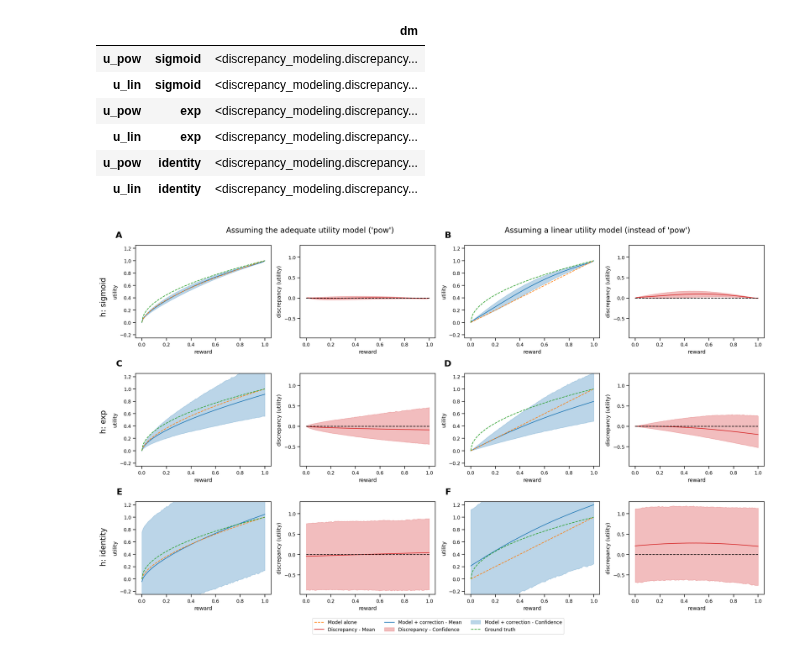
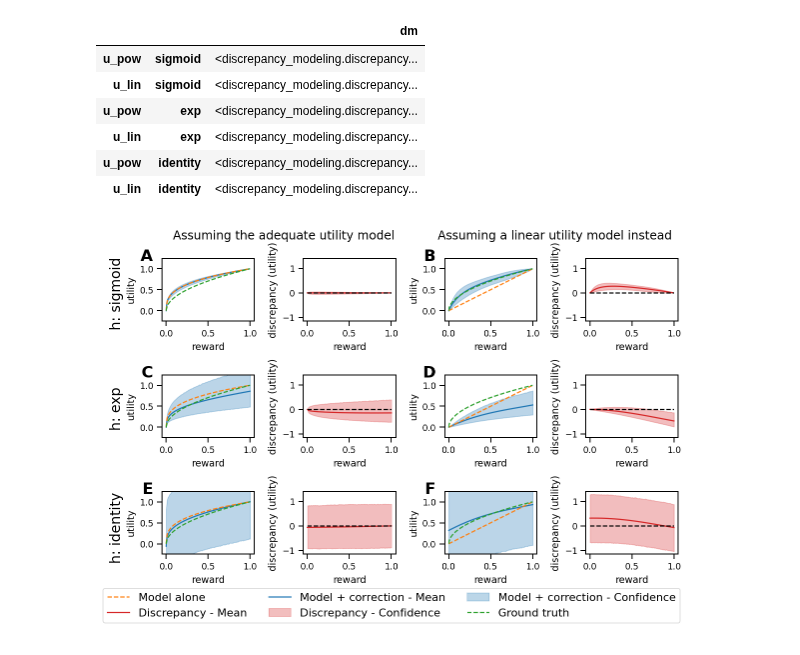
Before and after one commit to AurelienNioche/TransformedGP, a Jupyter notebook: risk_application/make-figures-artificial.ipynb, the cells around one changed output. Saved outputs shown, nothing was run; the diff lists cells and outputs as text; code cells hidden in the pictures.

```diff
--- a/risk_application/make-figures-artificial.ipynb
+++ b/risk_application/make-figures-artificial.ipynb
@@ -15,4 +16,7 @@ from discrepancy_modeling.discrepancy_modeling import DiscrepancyModel
 # %%
 %config InlineBackend.figure_format = "retina"
 sns.set_context("paper")
+# %%
+bf = "bkp/dm_artificial_mean_cor=2_seed_data=123456_seed_inference=1.pkl"
+fig_name_ext = ntpath.splitext(ntpath.basename(bf))[0].replace("dm_artificial", "")
 # %%
@@ -25,7 +29,7 @@ h_set = "sigmoid", "exp", "identity"
 u_set = u_pow, u_lin
 # %%
 # Loading
-df_dm = pd.read_pickle(f"bkp/dm_artificial{'_mean_corrected' if use_mean_correction else ''}.pkl")
+df_dm = pd.read_pickle(bf)
 df_dm.dm = df_dm.dm.apply(lambda x: dill.loads(x))
 df_dm
 # %% [output]
@@ -39,7 +43,7 @@ df_dm
 # %%
 nrows = 3
 ncols = 4
-fig, axes = plt.subplots(nrows=nrows, ncols=ncols, figsize=(17, 10))
+fig, axes = plt.subplots(nrows=nrows, ncols=ncols, figsize=(8, 5))
 
 err_max = - np.inf
 err_min = np.inf
@@ -78,7 +82,8 @@ for h_idx, h in enumerate(h_set):
                 fontweight='bold', va='top', ha='right')
 
         # GP confidence
-        h_conf = ax.fill_between(test_x, upper, lower, color='C0', alpha=fill_alpha, label="Model + correction - Confidence")
+        h_conf = ax.fill_between(test_x, upper, lower, color='C0',
+                                 alpha=fill_alpha, label="Model + correction - Confidence")
 
         # GP mean
         h_mean, = ax.plot(test_x, f_mean, label="Model + correction - Mean")
@@ -92,8 +97,6 @@ for h_idx, h in enumerate(h_set):
         ax.set_xlabel("reward")
         ax.set_ylabel("utility")
 
-        # ax.legend(handles=[h_model, h_mean, h_conf])
-
         ax = ax1
 
         corr = f_mean - m_pred
@@ -103,7 +106,7 @@ for h_idx, h in enumerate(h_set):
         # Error confidence
         corr_conf = ax.fill_between(test_x, corr_upper, corr_lower,
                                     color='C3', alpha=fill_alpha,
-                                 label="Discrepancy - Confidence")
+                                    label="Discrepancy - Confidence")
 
         # Error mean
         corr_mean, = ax.plot(test_x, corr,
@@ -114,42 +117,42 @@ for h_idx, h in enumerate(h_set):
         ax.plot(test_x, torch.zeros(m_pred.shape[0]), color='black', ls="--")
 
         ax.set_xlabel("reward")
         ax.set_ylabel("discrepancy (utility)")
 
         y_lim = ax.get_ylim()
         err_min = min(err_min, y_lim[0])
         err_max = max(err_max, y_lim[1])
 
 fig.legend(handles=[h_model, corr_mean, h_mean, corr_conf, h_conf, h_truth],
-           bbox_to_anchor=(0.5,-0.05), loc="lower center",
-                bbox_transform=fig.transFigure, ncol=3)
+           bbox_to_anchor=(0.48, -0.09), loc="lower center",
+           prop={'size': 11},
+           bbox_transform=fig.transFigure, ncol=3)
 
 for axes_ in axes[:, 1::2]:
     for ax in axes_:
         ax.set_ylim(err_min, err_max)
 
 for axes_ in axes[:, 0::2]:
     for ax in axes_:
         ax.set_ylim(-0.25, 1.25)
 
-fig.text(0.18, 0.99, "Assuming the adequate utility model ('pow')", fontsize=14, transform=fig.transFigure,
-        verticalalignment='center')
+fig.text(0.1, 0.99, "Assuming the adequate utility model", fontsize=12, transform=fig.transFigure)
 
-fig.text(0.6, 0.99, "Assuming a linear utility model (instead of 'pow')", fontsize=14, transform=fig.transFigure,
-        verticalalignment='center')
+fig.text(0.56, 0.99, "Assuming a linear utility model instead", fontsize=12, transform=fig.transFigure)
 
-fig.text(-0.01, 0.82, "h: sigmoid", fontsize=14, transform=fig.transFigure,
+fig.text(-0.01, 0.84, "h: sigmoid", fontsize=14, transform=fig.transFigure,
         verticalalignment='center', rotation=90)
 
-fig.text(-0.01, 0.5, "h: exp", fontsize=14, transform=fig.transFigure,
+fig.text(-0.01, 0.52, "h: exp", fontsize=14, transform=fig.transFigure,
         verticalalignment='center', rotation=90)
 
-fig.text(-0.01, 0.18, "h: identity", fontsize=14, transform=fig.transFigure,
+fig.text(-0.01, 0.19, "h: identity", fontsize=14, transform=fig.transFigure,
         verticalalignment='center', rotation=90)
 
 fig.tight_layout()
 
-os.makedirs("fig", exist_ok=True)
-plt.savefig("fig/risk_artificial.pdf", bbox_inches='tight')
+fig_name = f"fig/risk_artificial.pdf"
+os.makedirs(ntpath.dirname(fig_name), exist_ok=True)
+plt.savefig(fig_name, bbox_inches='tight')
 # %% [output]
-[figure, old version]
+[figure, new version]
```
Also changed, not shown: parts of 3 cells of this notebook, 8 other files.
